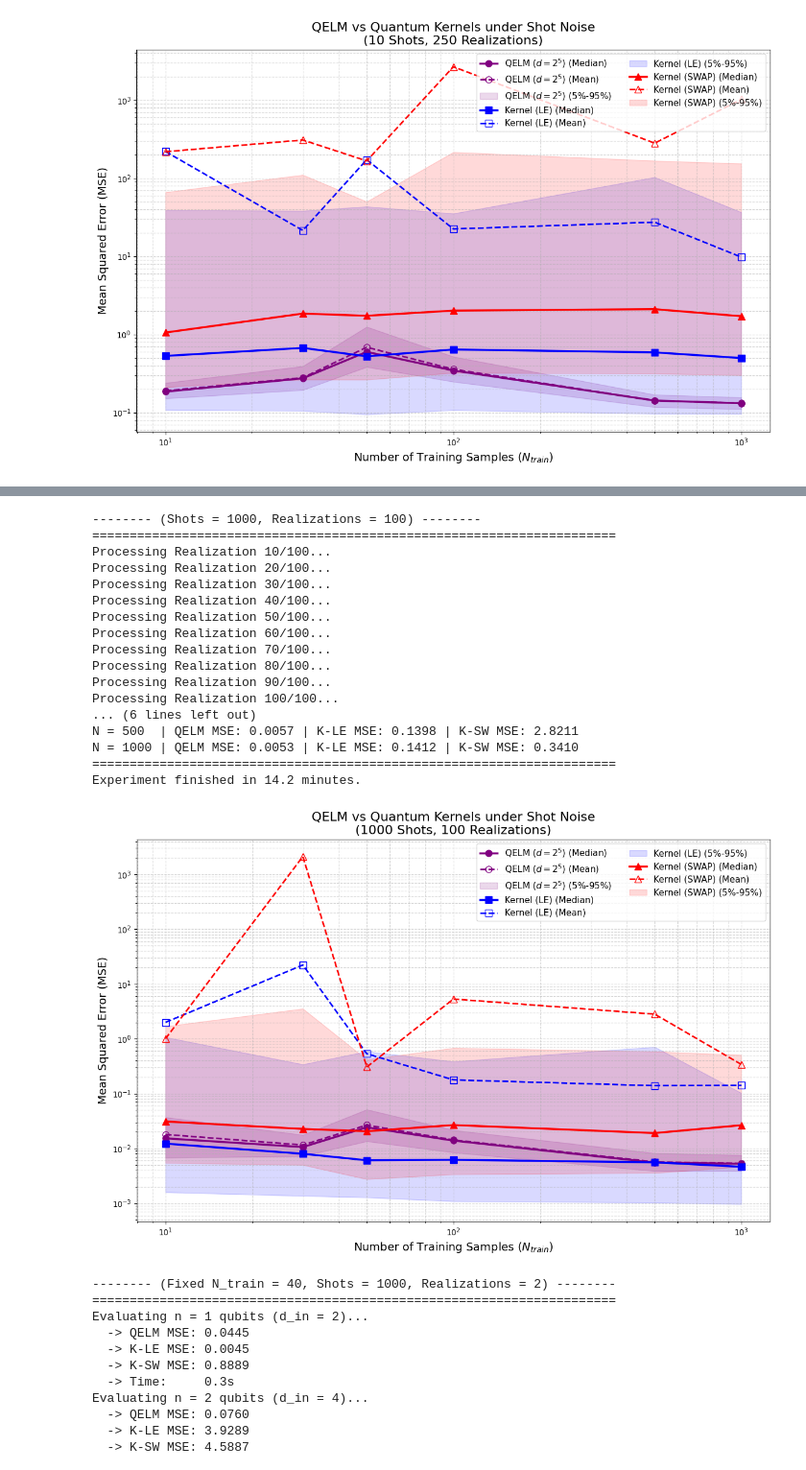
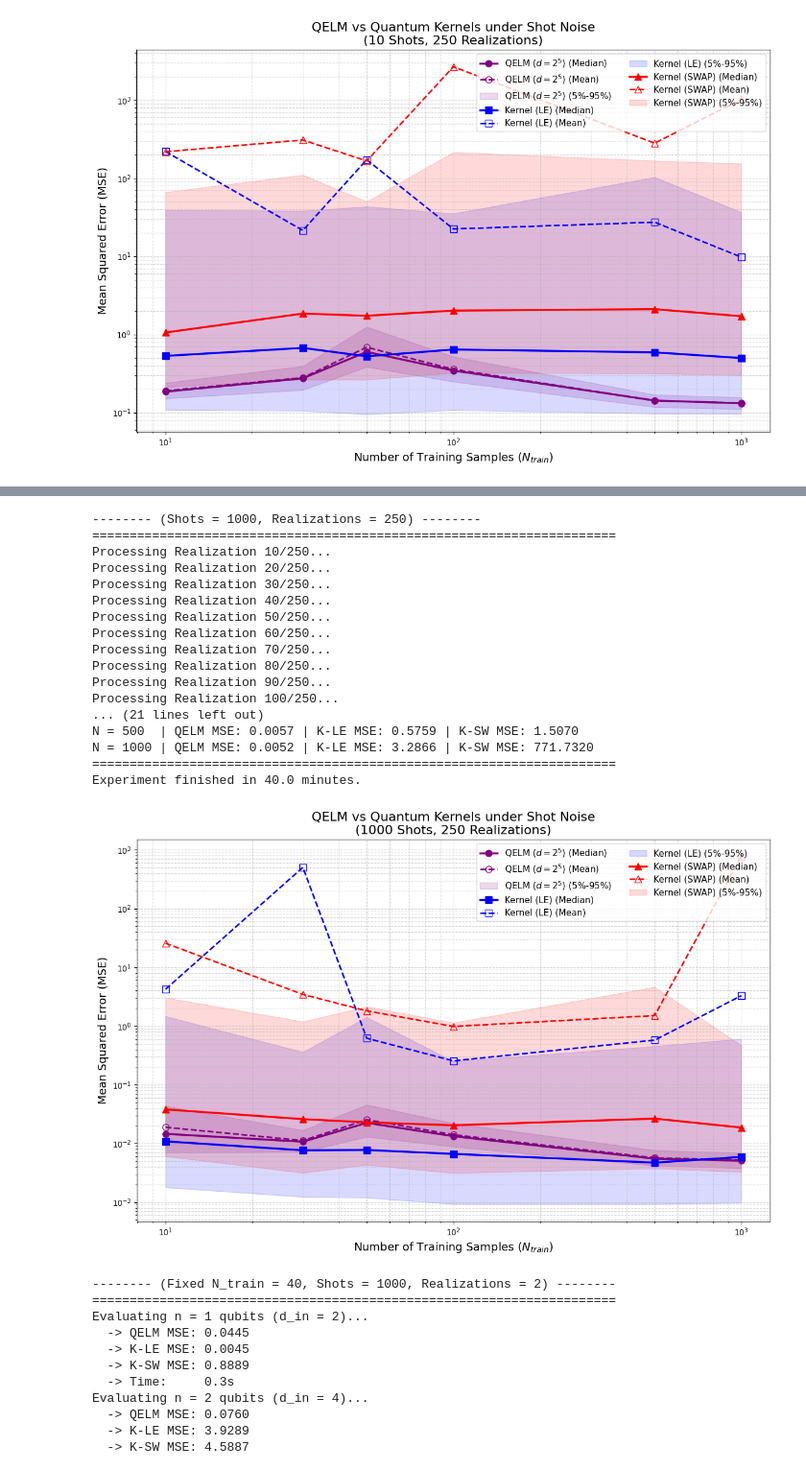
Before and after one commit to gianmarco-f/ML, a Jupyter notebook: QELMvsKER/Results2.ipynb, the cells around one changed output, grey strips where cells are left out. Shown at 96% size. Saved outputs shown, nothing was run; the diff lists cells and outputs as text; code cells hidden in the pictures.

```diff
--- a/QELMvsKER/Results2.ipynb
+++ b/QELMvsKER/Results2.ipynb
@@ -589,7 +591,7 @@ import matplotlib.pyplot as plt
 N_train_list = [10, 30, 50, 100, 500, 1000]
 N_max = max(N_train_list)  # Find the largest dataset size needed
 N_test = 200
-num_realizations = 100
+num_realizations = 250
 num_shots = 1000
 
 reg_lambda = 0
@@ -728,49 +730,49 @@ for model in results_mean.keys():
     median_arr = np.array(results_median[model])
     q5_arr = np.array(quantiles_5[model])
     q95_arr = np.array(quantiles_95[model])
 
     # 1. Plot the Median (Solid line)
     plt.plot(N_arr, median_arr, label=f'{labels[model]} (Median)', color=colors[model],
              marker=markers[model], linestyle='-', linewidth=2.5, markersize=8)
 
     # 2. Plot the Mean (Dashed line, empty markers to differentiate from median)
     plt.plot(N_arr, mean_arr, label=f'{labels[model]} (Mean)', color=colors[model],
              marker=markers[model], linestyle='--', linewidth=2.0, markersize=8, fillstyle='none')
 
     # 3. Fill between 5% and 95% quantiles
     plt.fill_between(N_arr, q5_arr, q95_arr, color=colors[model], alpha=0.15,
                      label=f'{labels[model]} (5%-95%)')
 
 plt.xscale('log')
 plt.yscale('log')
 plt.xlabel('Number of Training Samples ($N_{train}$)', fontsize=14)
 plt.ylabel('Mean Squared Error (MSE)', fontsize=14)
 plt.title(f'QELM vs Quantum Kernels under Shot Noise\n({num_shots} Shots, {num_realizations} Realizations)', fontsize=16)
 plt.grid(True, which="both", ls="--", alpha=0.5)
 
 # Place legend outside the plot if it gets too crowded, or use 2 columns
 plt.legend(fontsize=11, ncol=2, loc='upper right')
 plt.tight_layout()
 plt.show()
 # %% [output]
--------- (Shots = 1000, Realizations = 100) --------
+-------- (Shots = 1000, Realizations = 250) --------
 ======================================================================
-Processing Realization 10/100...
-Processing Realization 20/100...
-Processing Realization 30/100...
-Processing Realization 40/100...
-Processing Realization 50/100...
-Processing Realization 60/100...
-Processing Realization 70/100...
-Processing Realization 80/100...
-Processing Realization 90/100...
-Processing Realization 100/100...
-... (6 lines left out)
-N = 500  | QELM MSE: 0.0057 | K-LE MSE: 0.1398 | K-SW MSE: 2.8211
-N = 1000 | QELM MSE: 0.0053 | K-LE MSE: 0.1412 | K-SW MSE: 0.3410
+Processing Realization 10/250...
+Processing Realization 20/250...
+Processing Realization 30/250...
+Processing Realization 40/250...
+Processing Realization 50/250...
+Processing Realization 60/250...
+Processing Realization 70/250...
+Processing Realization 80/250...
+Processing Realization 90/250...
+Processing Realization 100/250...
+... (21 lines left out)
+N = 500  | QELM MSE: 0.0057 | K-LE MSE: 0.5759 | K-SW MSE: 1.5070
+N = 1000 | QELM MSE: 0.0052 | K-LE MSE: 3.2866 | K-SW MSE: 771.7320
 ======================================================================
-Experiment finished in 14.2 minutes.
+Experiment finished in 40.0 minutes.
-[figure, old version]
+[figure, new version]
 # %%
 ####### Helper Function #########
 def get_n_qubit_observable(n, base_op):
```
Also changed, not shown: parts of 1 cell of this notebook.
